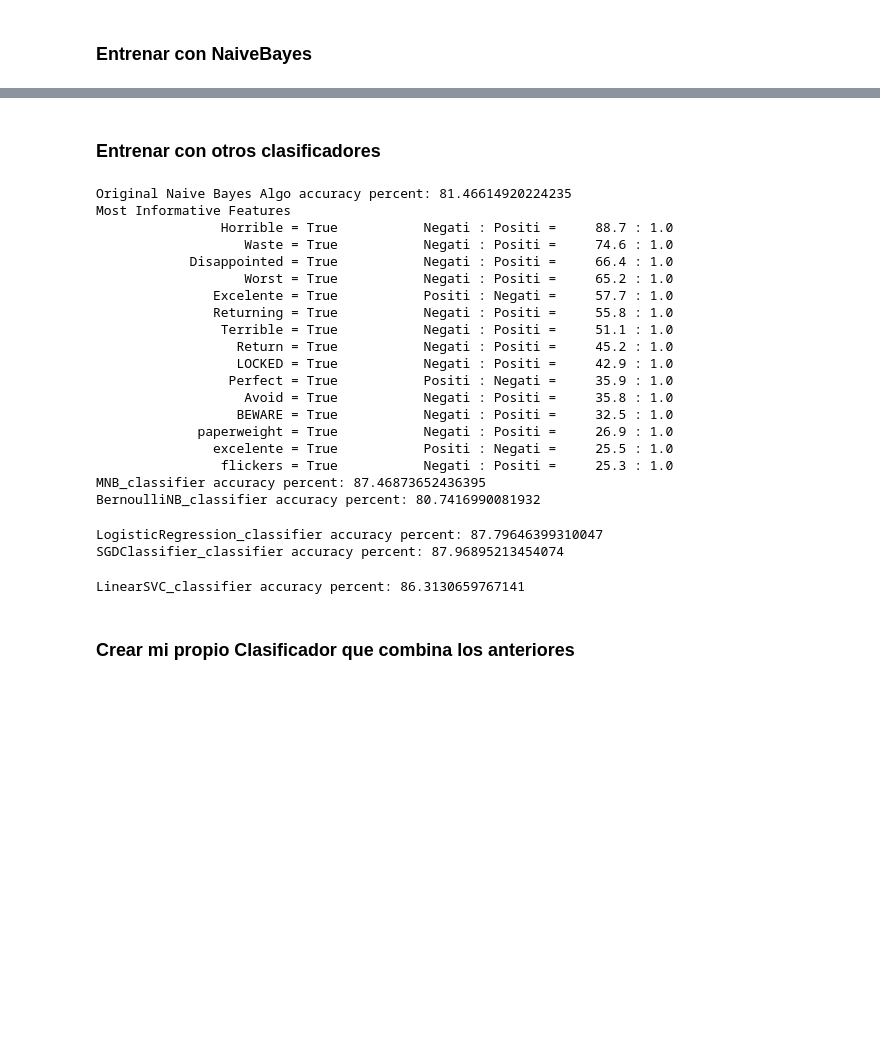
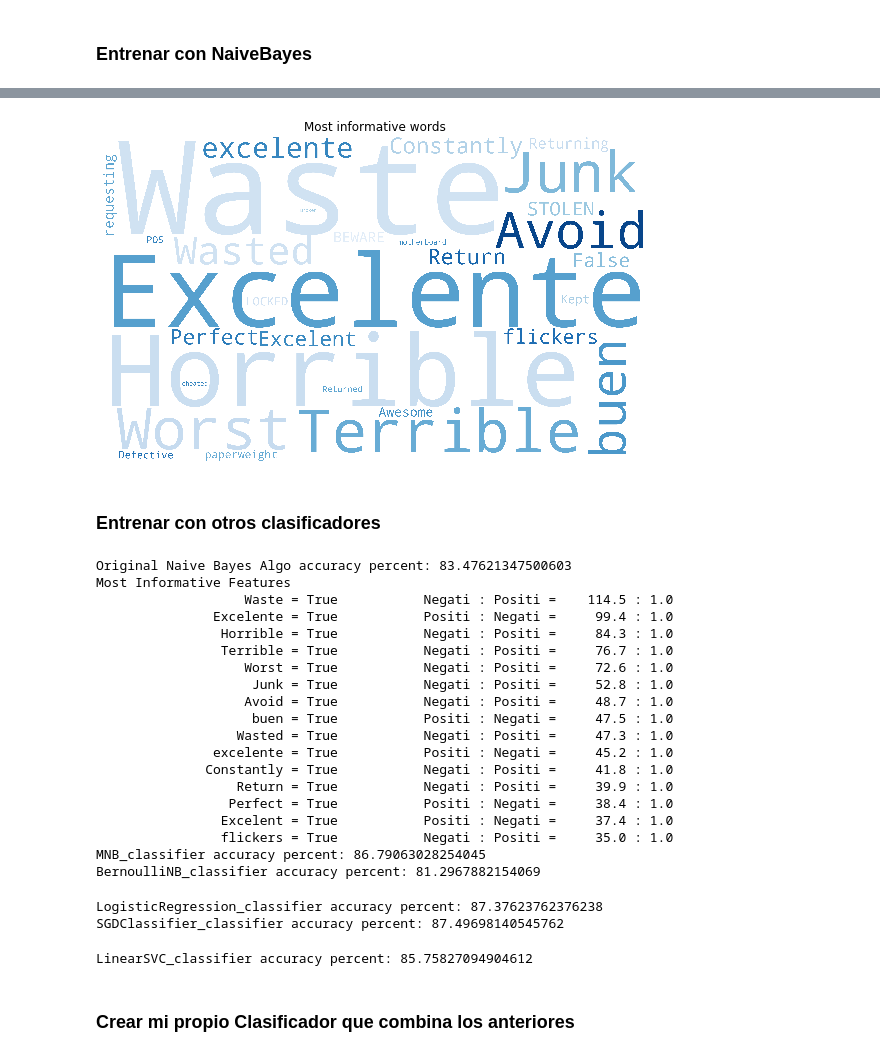
Before and after one commit to theRaffe/cerouno-project-npl, a Jupyter notebook: sentiment_analisys_v2.ipynb, the cells around one changed output, grey strips where cells are left out. Cells and saved outputs as stored; diff of their text form; code cells hidden in the pictures; blank space fills up the shorter version.

```diff
--- a/sentiment_analisys_v2.ipynb
+++ b/sentiment_analisys_v2.ipynb
@@ -33,19 +33,19 @@ df_reviews_merge.head(2)
 | 1 | B0000SX2UC | Luke Wyatt | 1 | January 7, 2004 | False | Text Messaging Doesn't Work | Due to a software issue between N... | 17.0 | Nokia | Dual-Band / Tri-Mode Sprint PCS P... | ... |
 # %%
 ## Agregar columna 'appreciation'
-df_reviews_merge.loc[df_reviews['rating'] < 3, 'appreciation'] = -1
+df_reviews_merge.loc[df_reviews['rating'] <= 3, 'appreciation'] = 0
 df_reviews_merge.loc[df_reviews['rating'] > 3, 'appreciation'] = 1
-df_reviews_merge.loc[df_reviews['rating'] == 3, 'appreciation'] = 0
+#df_reviews_merge.loc[df_reviews['rating'] == 3, 'appreciation'] = 0
 stop_words = set(stopwords.words('english'))
 # %% [markdown]
 ## Obtener datos para el modelo(entrenamiento y test)
 # %%
-threshold_factor = 0.7
-model_index = int(threshold_factor * len(df_reviews))
-df_model_data = df_reviews_merge.iloc[:model_index]
+#threshold_factor = 0.7
+#model_index = int(threshold_factor * len(df_reviews))
+df_model_data = df_reviews_merge
 
 threshold_factor = 0.8
 
 positive_reviews = df_model_data[df_model_data['appreciation'] == 1]
 negative_reviews = df_model_data[df_model_data['appreciation'] <= 0]
-#neutral_reviews = df_model_data[df_model_data['appreciation'] <= 0]
+#neutral_reviews = df_model_data[df_model_data['appreciation'] == 0]
@@ -109,0 +116,9 @@ Most Informative Features
+# %%
+from wordcloud import WordCloud
+import matplotlib.pyplot as plt
+word_importance_dict = {}
+m_length = 30
+for item in classifier.most_informative_features()[:m_length]:
+    word_importance_dict[item[0]] = m_length
+    m_length = m_length - 1
+word_importance_dict
@@ -110,3 +143,18 @@ Most Informative Features
+# %%
+wordcloud = WordCloud(width=5000,
+                      height=3000,
+                      max_words=200,
+                      colormap="Blues",
+                      background_color="white")
+title = 'Most informative words'
+wordcloud.generate_from_frequencies(word_importance_dict)
+plt.figure(figsize=(10, 6))
+plt.imshow(wordcloud)
+plt.axis("off")
+plt.title(title)
+plt.show()
+# %% [output]
+[figure, added]
 # %% [markdown]
 ### Entrenar con otros clasificadores
 # %%
@@ -140,35 +188,34 @@ print("SGDClassifier_classifier accuracy percent:", (nltk.classify.accuracy(SGDC
 
 LinearSVC_classifier = SklearnClassifier(LinearSVC())
 LinearSVC_classifier.train(features_train)
-LinearSVC_classifier.
 print("LinearSVC_classifier accuracy percent:", (nltk.classify.accuracy(LinearSVC_classifier, features_test))*100)
 
 #NuSVC_classifier = SklearnClassifier(NuSVC(gamma='auto'))
 #NuSVC_classifier.train(features_train)
 #print("NuSVC_classifier accuracy percent:", (nltk.classify.accuracy(NuSVC_classifier, features_test))*100)
 # %% [output]
-Original Naive Bayes Algo accuracy percent: 81.46614920224235
+Original Naive Bayes Algo accuracy percent: 83.47621347500603
 Most Informative Features
-                Horrible = True           Negati : Positi =     88.7 : 1.0
-                   Waste = True           Negati : Positi =     74.6 : 1.0
-            Disappointed = True           Negati : Positi =     66.4 : 1.0
-                   Worst = True           Negati : Positi =     65.2 : 1.0
-               Excelente = True           Positi : Negati =     57.7 : 1.0
-               Returning = True           Negati : Positi =     55.8 : 1.0
-                Terrible = True           Negati : Positi =     51.1 : 1.0
-                  Return = True           Negati : Positi =     45.2 : 1.0
-                  LOCKED = True           Negati : Positi =     42.9 : 1.0
-                 Perfect = True           Positi : Negati =     35.9 : 1.0
-                   Avoid = True           Negati : Positi =     35.8 : 1.0
-                  BEWARE = True           Negati : Positi =     32.5 : 1.0
-             paperweight = True           Negati : Positi =     26.9 : 1.0
-               excelente = True           Positi : Negati =     25.5 : 1.0
-                flickers = True           Negati : Positi =     25.3 : 1.0
-MNB_classifier accuracy percent: 87.46873652436395
-BernoulliNB_classifier accuracy percent: 80.7416990081932
+                   Waste = True           Negati : Positi =    114.5 : 1.0
+               Excelente = True           Positi : Negati =     99.4 : 1.0
+                Horrible = True           Negati : Positi =     84.3 : 1.0
+                Terrible = True           Negati : Positi =     76.7 : 1.0
+                   Worst = True           Negati : Positi =     72.6 : 1.0
+                    Junk = True           Negati : Positi =     52.8 : 1.0
+                   Avoid = True           Negati : Positi =     48.7 : 1.0
+                    buen = True           Positi : Negati =     47.5 : 1.0
+                  Wasted = True           Negati : Positi =     47.3 : 1.0
+               excelente = True           Positi : Negati =     45.2 : 1.0
+              Constantly = True           Negati : Positi =     41.8 : 1.0
+                  Return = True           Negati : Positi =     39.9 : 1.0
+                 Perfect = True           Positi : Negati =     38.4 : 1.0
+                Excelent = True           Positi : Negati =     37.4 : 1.0
+                flickers = True           Negati : Positi =     35.0 : 1.0
+MNB_classifier accuracy percent: 86.79063028254045
+BernoulliNB_classifier accuracy percent: 81.2967882154069
-LogisticRegression_classifier accuracy percent: 87.79646399310047
-SGDClassifier_classifier accuracy percent: 87.96895213454074
+LogisticRegression_classifier accuracy percent: 87.37623762376238
+SGDClassifier_classifier accuracy percent: 87.49698140545762
-LinearSVC_classifier accuracy percent: 86.3130659767141
+LinearSVC_classifier accuracy percent: 85.75827094904612
 # %% [markdown]
 ### Crear mi propio Clasificador que combina los anteriores
 # %%
```
Also changed, not shown: parts of 20 cells of this notebook, 2 other files.
